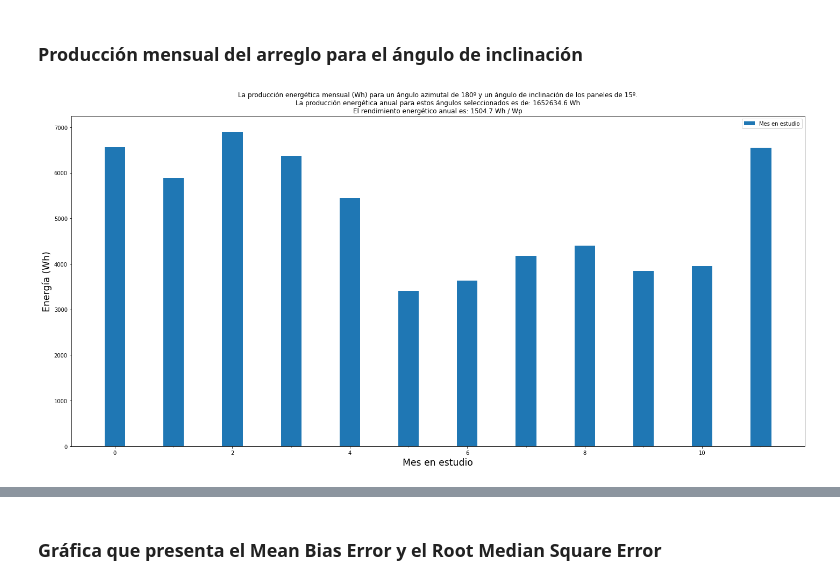
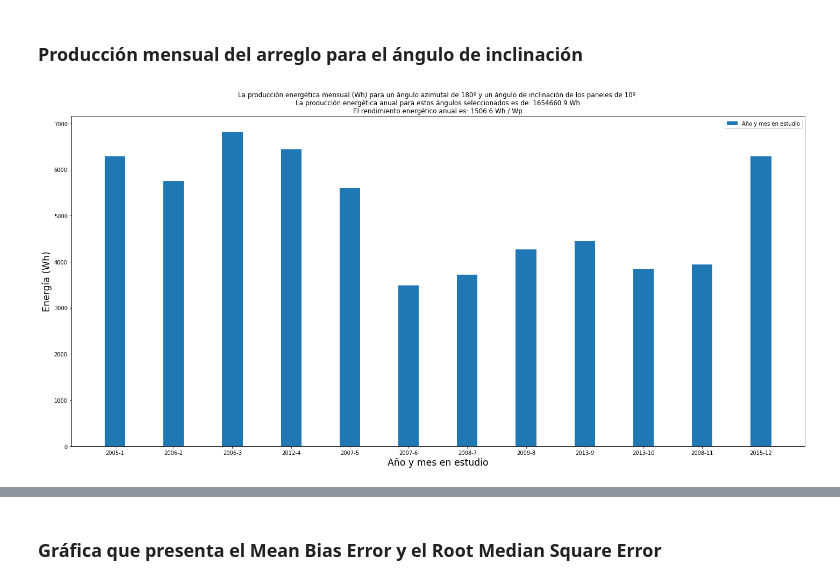
Before and after one commit to MGonzalez506/Dimensionamiento_PV, a Jupyter notebook: Simulación_y_Dimensionamiento.ipynb, the cells around one changed output, grey strips where cells are left out. Saved outputs shown, nothing was run; the diff lists cells and outputs as text; code cells hidden in the pictures.

```diff
--- a/Simulación_y_Dimensionamiento.ipynb
+++ b/Simulación_y_Dimensionamiento.ipynb
@@ -70,7 +70,7 @@ site_tz='America/Costa_Rica'
 site_lat = 9.84950
 site_lon = -83.91289
 site_name = 'Moren Centro de acondicionamiento Físico'
-site_alt = 1425
+site_alt = 1360
 
 coordinates = [
                (site_lat,site_lon,site_name,site_alt,site_tz)
@@ -132,7 +132,7 @@ azimuth_testing = [0, 90,180,270]
 tilt_testing = [5,10,15]
 energies = {}
 selected_azimuth_angle = 180
-selected_tilt_angle = 15
+selected_tilt_angle = 10
 selected_data = pd.DataFrame()
 selected_data_annual_energy = {}
 for tilt_angle in tilt_testing:
@@ -240,34 +240,36 @@ plt.show()
 # %%
 #print(last_ac.keys())
 estudio_por_mes = {}
 for i in selected_months:
   this_year = i['year']
   this_month = i['month']
   mes = str(this_year) + '-' + str(this_month) + '-01'
   x = selected_data.loc[mes:mes]
   sumatoria = x.sum()
-  estudio_por_mes[mes] = float(sumatoria)
+  estudio_por_mes[mes[:-3]] = float(sumatoria)
 
 potencia_maxima_del_panel = module['Impo'] * module['Vmpo'] * string_config
 #for month_energy in estudio_por_mes: print(estudio_por_mes[month_energy]/potencia_maxima_del_panel)
 estudio_por_mes = pd.Series(estudio_por_mes)
+estudio_por_mes_labels = list(estudio_por_mes.keys())
+estudio_por_mes_values = list(estudio_por_mes)
 #print(selected_data_annual_energy)
 
 labels = ['Ene', 'Feb', 'Mar', 'Abr', 'May', 'Jun', 'Jul', 'Ago', 'Set', 'Oct', 'Nov', 'Dic']
 #labels = estudio_por_mes.keys()
 x = np.arange(len(labels))
 width = 0.35
 
 fig, ax = plt.subplots(figsize=(20,10))
-rect1 = ax.bar(x, estudio_por_mes, width, label='Mes en estudio')
+rect1 = ax.bar(estudio_por_mes_labels, estudio_por_mes_values, width, label='Año y mes en estudio')
 
-ax.set_xlabel('Mes en estudio', fontsize='xx-large')
+ax.set_xlabel('Año y mes en estudio', fontsize='xx-large')
 ax.set_ylabel('Energía (Wh)', fontsize='xx-large')
 ax.set_title('La producción energética mensual (Wh) para un ángulo azimutal de ' + str(selected_azimuth_angle) + 'º y un ángulo de inclinación de los paneles de ' + str(selected_tilt_angle) + 'º.\nLa producción energética anual para estos ángulos seleccionados es de: ' + str(selected_data_annual_energy.round(1)) + ' Wh\nEl rendimiento energético anual es: ' + str((selected_data_annual_energy/potencia_maxima_del_panel).round(1)) + ' Wh / Wp')
-ax.set_xticks(x, labels)
+#ax.set_xticks(estudio_por_mes_values, estudio_por_mes_labels)
 ax.legend()
 #ax.bar_label(rect1, paadding=3)
 fig.tight_layout()
 plt.show()
 # %% [output]
-[figure, old version]
+[figure, new version]
```
Also changed, not shown: parts of 5 cells of this notebook.
